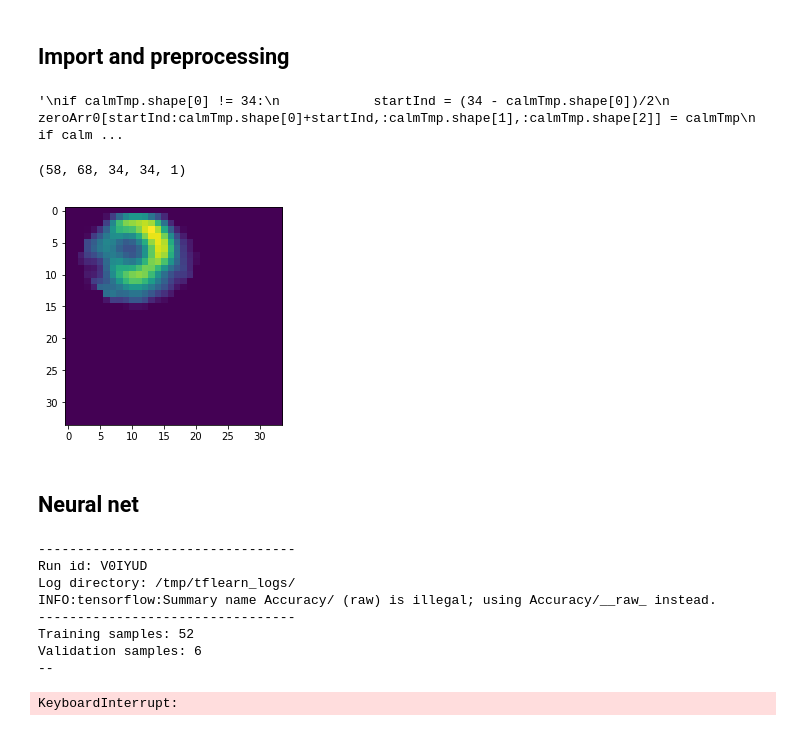
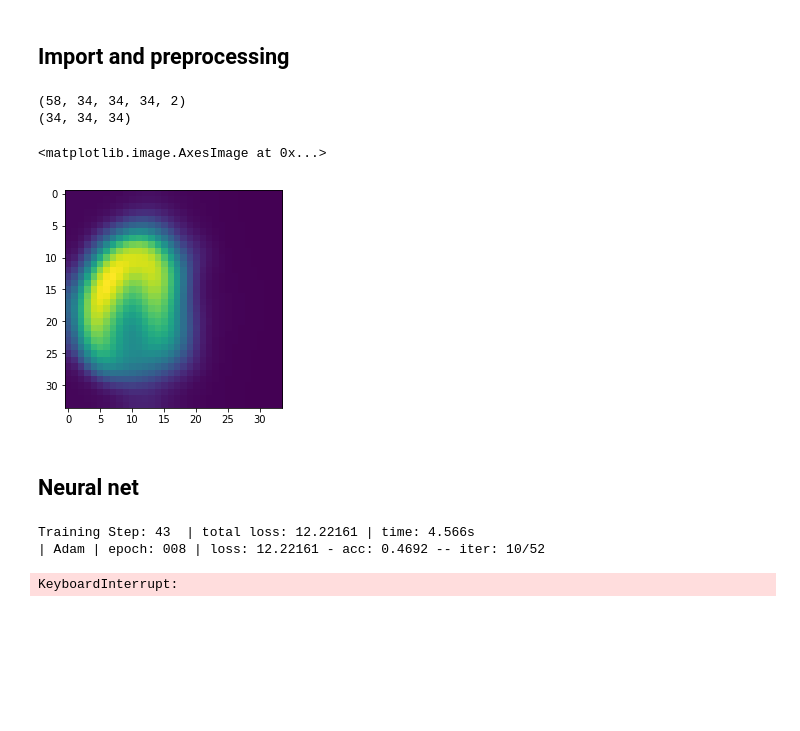
Before and after one commit to Smith42/heart-cnn, a Jupyter notebook: heart_data.ipynb, the cells around one changed output. Saved outputs shown, nothing was run; the diff lists cells and outputs as text; code cells hidden in the pictures; blank space fills up the shorter version.

```diff
--- a/heart_data.ipynb
+++ b/heart_data.ipynb
@@ -11,31 +12,6 @@ import scipy
 %matplotlib inline
 # %% [markdown]
 ## Import and preprocessing
-# %%
-### Use in importHeartData(x,y,z) to centre image
-"""
-if calmTmp.shape[0] != 34:
-            startInd = (34 - calmTmp.shape[0])/2
-            zeroArr0[startInd:calmTmp.shape[0]+startInd,:calmTmp.shape[1],:calmTmp.shape[2]] = calmTmp
-        if calmTmp.shape[1] != 34:
-            startInd = (34 - calmTmp.shape[1])/2
-            zeroArr0[:calmTmp.shape[0],startInd:calmTmp.shape[1]+startInd,:calmTmp.shape[2]] = calmTmp
-        if calmTmp.shape[2] != 34:
-            startInd = (34 - calmTmp.shape[2])/2
-            zeroArr0[:calmTmp.shape[0],:calmTmp.shape[1],startInd:calmTmp.shape[2]+startInd] = calmTmp
-
-        if stressTmp.shape[0] != 34:
-            startInd = (34 - stressTmp.shape[0])/2
-            zeroArr1[startInd:stressTmp.shape[0]+startInd,:stressTmp.shape[1],:stressTmp.shape[2]] = stressTmp
-        if stressTmp.shape[1] != 34:
-            startInd = (34 - stressTmp.shape[1])/2
-            zeroArr1[:stressTmp.shape[0],startInd:stressTmp.shape[1]+startInd,:stressTmp.shape[2]] = stressTmp
-        if stressTmp.shape[2] != 34:
-            startInd = (34 - stressTmp.shape[2])/2
-            zeroArr1[:stressTmp.shape[0],:stressTmp.shape[1],startInd:stressTmp.shape[2]+startInd] = stressTmp
-"""
-# %% [output]
-'\nif calmTmp.shape[0] != 34:\n            startInd = (34 - calmTmp.shape[0])/2\n            zeroArr0[startInd:calmTmp.shape[0]+startInd,:calmTmp.shape[1],:calmTmp.shape[2]] = calmTmp\n        if calm ...
 # %%
 def importHeartData(calmFile, stressFile, resize):
     """
@@ -61,19 +37,20 @@ def importHeartData(calmFile, stressFile, resize):
         calmTmp = scipy.ndimage.interpolation.zoom(calmTmp, (calmRatio))
         stressTmp = scipy.ndimage.interpolation.zoom(stressTmp, (stressRatio))
 
-        # Put previous cell code here to centre image
         zeroArr0[:calmTmp.shape[0],:calmTmp.shape[1],:calmTmp.shape[2]] = calmTmp
         zeroArr1[:stressTmp.shape[0],:stressTmp.shape[1],:stressTmp.shape[2]] = stressTmp
 
-        # Normalise the 2d slices
-        #zeroArr0 = sklearn.preprocessing.normalize(zeroArr0)
-        #zeroArr1 = sklearn.preprocessing.normalize(zeroArr1)
+        # Normalise and clean
+        zeroArr0 = normalise(zeroArr0)
+        zeroArr1 = normalise(zeroArr1)
+        #zeroArr0 = denoise_nl_means(zeroArr0, h=0.1, multichannel=False)
+        #zeroArr1 = denoise_nl_means(zeroArr1, h=0.1, multichannel=False)
 
     else:
         zeroArr0[:calmTmp.shape[0],:calmTmp.shape[1],:calmTmp.shape[2]] = calmTmp
         zeroArr1[:stressTmp.shape[0],:stressTmp.shape[1],:stressTmp.shape[2]] = stressTmp
 
-    catOut = np.concatenate([zeroArr0, zeroArr1])
+    catOut = np.moveaxis(np.array([zeroArr0, zeroArr1]), 0, -1)
     return catOut
 
 def importDir(parentDir):
@@ -86,7 +63,8 @@ def importDir(parentDir):
     for dirs in os.listdir(parentDir):
         cwdStress = glob.glob(parentDir+"/"+dirs+"/STRESS*/*.dcm")
         cwdCalm = glob.glob(parentDir+"/"+dirs+"/REST*/*.dcm")
-        tmplst.append(importHeartData(cwdCalm[0], cwdStress[0],1))
+        tmplst.append(importHeartData(cwdCalm[0], cwdStress[0], 1))
+
     dataFile = np.array(tmplst)
     return dataFile
 
@@ -105,6 +83,15 @@ def cropHeart(inp):
           top_left[1]:bottom_right[1]+1,   # inclusive
           top_left[2]:bottom_right[2]+1]
     return out
+
+def normalise(inData):
+    """
+    Normalise 3D array.
+    """
+    inDataAbs = np.fabs(inData)
+    inDataMax = np.amax(inData)
+    normalisedData = inDataAbs/inDataMax
+    return normalisedData
 # %%
 # Do data import
 normDir = "./data/nlst"
@@ -120,14 +107,17 @@ labels = np.concatenate([normLab, abLab])
 
 # Mutual shuffle
 shufData, shufLab = sklearn.utils.shuffle(inData, labels, random_state=1)
-shufData = np.reshape(shufData,(-1,68,34,34,1))
+shufData = np.reshape(shufData,(-1,34,34,34,2))
 shufLabOH = np.eye(2)[labels.astype(int)] # One hot encode
-# %%
-plt.imshow(shufData[5,16].reshape((34,34)))
-print(shufData.shape)
-# %% [output]
-(58, 68, 34, 34, 1)
-[figure, removed]
+# %%
+print(shufData.shape)
+im = denoise_nl_means(shufData[5,...,0], h=0.1, multichannel=False)
+plt.imshow(im[15])
+# %% [output]
+(58, 34, 34, 34, 2)
+(34, 34, 34)
+<matplotlib.image.AxesImage at 0x...>
+[figure, added]
 # %% [markdown]
 ## Neural net
 # %%
@@ -136,7 +126,7 @@ tf.reset_default_graph()
 tflearn.initializations.normal()
 
 # Input layer:
-net = tflearn.layers.core.input_data(shape=[None, 68, 34, 34, 1])
+net = tflearn.layers.core.input_data(shape=[None, 34, 34, 34, 2])
 
 # First layer:
 net = tflearn.layers.conv.conv_3d(net, 8, [5,5,5],  activation="leaky_relu")
@@ -161,12 +151,6 @@ net = tflearn.layers.estimator.regression(net, optimizer='adam', learning_rate=0
 model = tflearn.DNN(net, tensorboard_verbose=0)
 model.fit(shufData, shufLabOH, batch_size=10, n_epoch=50, show_metric=True, validation_set=0.1)
 # %% [output]
----------------------------------
-Run id: V0IYUD
-Log directory: /tmp/tflearn_logs/
-INFO:tensorflow:Summary name Accuracy/ (raw) is illegal; using Accuracy/__raw_ instead.
----------------------------------
-Training samples: 52
-Validation samples: 6
---
+Training Step: 43  | total loss: 12.22161 | time: 4.566s
+| Adam | epoch: 008 | loss: 12.22161 - acc: 0.4692 -- iter: 10/52
 KeyboardInterrupt:
```
Also changed, not shown: parts of 1 cell of this notebook, 16 other files.
